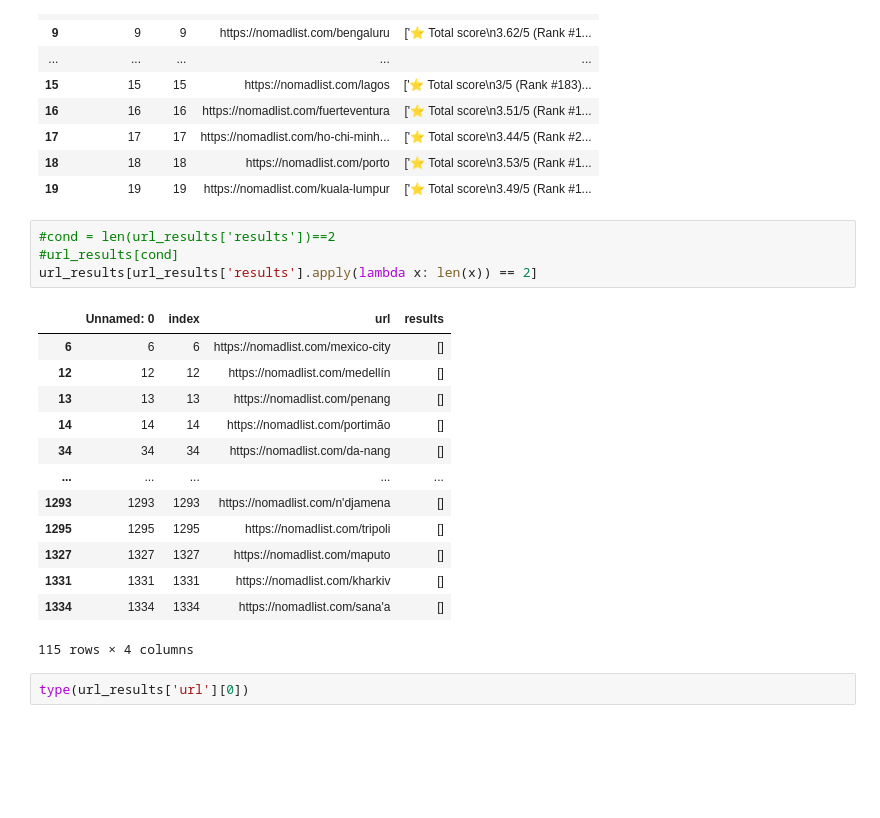
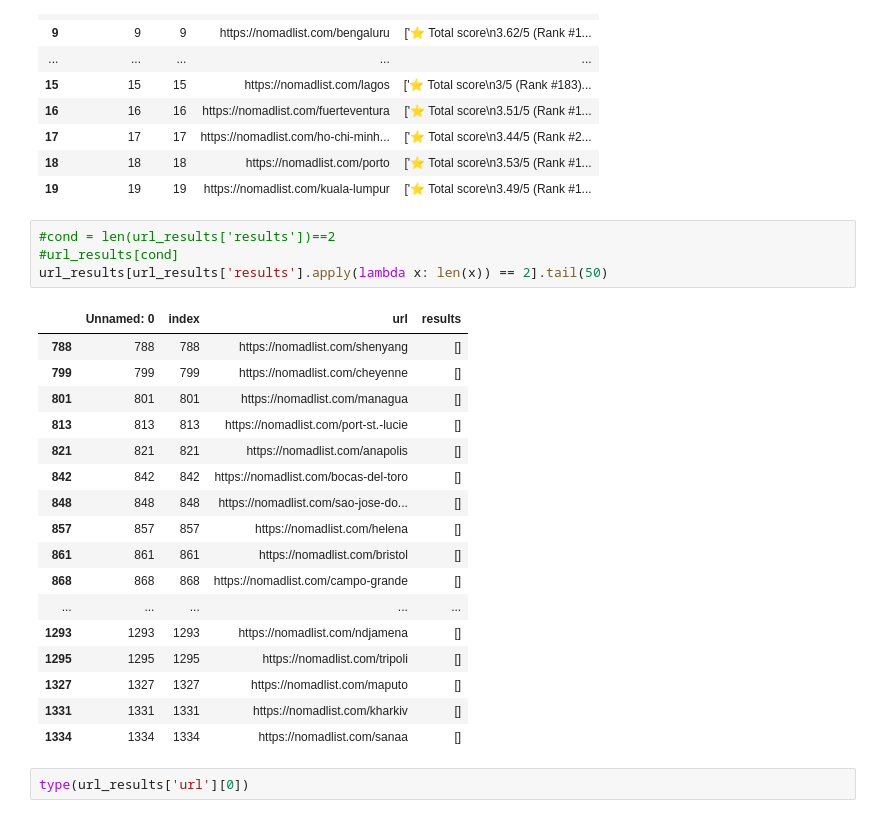
Before and after one commit to anacmqui/Project-4_WebScraping, a Jupyter notebook: EDA/webscraping-Ana.ipynb, the cells around one changed output. Saved outputs shown, nothing was run; the diff lists cells and outputs as text; blank space fills up the shorter version.

```diff
--- a/EDA/webscraping-Ana.ipynb
+++ b/EDA/webscraping-Ana.ipynb
@@ -428,21 +426,25 @@ url_results.head(20)
 # %%
 #cond = len(url_results['results'])==2
 #url_results[cond]
-url_results[url_results['results'].apply(lambda x: len(x)) == 2]
+url_results[url_results['results'].apply(lambda x: len(x)) == 2].tail(50)
 # %% [output]
 |  | Unnamed: 0 | index | url | results |
-| 6 | 6 | 6 | https://nomadlist.com/mexico-city | [] |
-| 12 | 12 | 12 | https://nomadlist.com/medellín | [] |
-| 13 | 13 | 13 | https://nomadlist.com/penang | [] |
-| 14 | 14 | 14 | https://nomadlist.com/portimão | [] |
-| 34 | 34 | 34 | https://nomadlist.com/da-nang | [] |
+| 788 | 788 | 788 | https://nomadlist.com/shenyang | [] |
+| 799 | 799 | 799 | https://nomadlist.com/cheyenne | [] |
+| 801 | 801 | 801 | https://nomadlist.com/managua | [] |
+| 813 | 813 | 813 | https://nomadlist.com/port-st.-lucie | [] |
+| 821 | 821 | 821 | https://nomadlist.com/anapolis | [] |
+| 842 | 842 | 842 | https://nomadlist.com/bocas-del-toro | [] |
+| 848 | 848 | 848 | https://nomadlist.com/sao-jose-do... | [] |
+| 857 | 857 | 857 | https://nomadlist.com/helena | [] |
+| 861 | 861 | 861 | https://nomadlist.com/bristol | [] |
+| 868 | 868 | 868 | https://nomadlist.com/campo-grande | [] |
 | ... | ... | ... | ... | ... |
-| 1293 | 1293 | 1293 | https://nomadlist.com/n'djamena | [] |
+| 1293 | 1293 | 1293 | https://nomadlist.com/ndjamena | [] |
 | 1295 | 1295 | 1295 | https://nomadlist.com/tripoli | [] |
 | 1327 | 1327 | 1327 | https://nomadlist.com/maputo | [] |
 | 1331 | 1331 | 1331 | https://nomadlist.com/kharkiv | [] |
-| 1334 | 1334 | 1334 | https://nomadlist.com/sana'a | [] |
+| 1334 | 1334 | 1334 | https://nomadlist.com/sanaa | [] |
-115 rows × 4 columns
 # %%
 type(url_results['url'][0])
 # %% [output]
```
Also changed, not shown: parts of 1 cell of this notebook.
